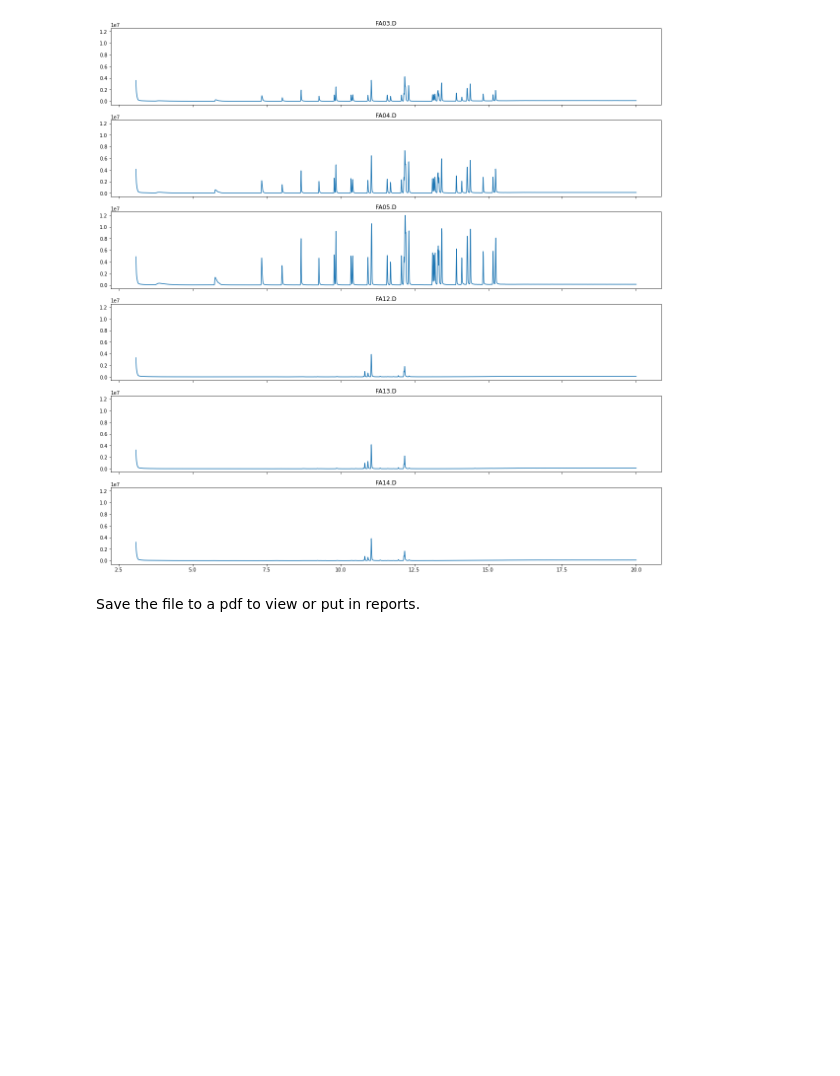
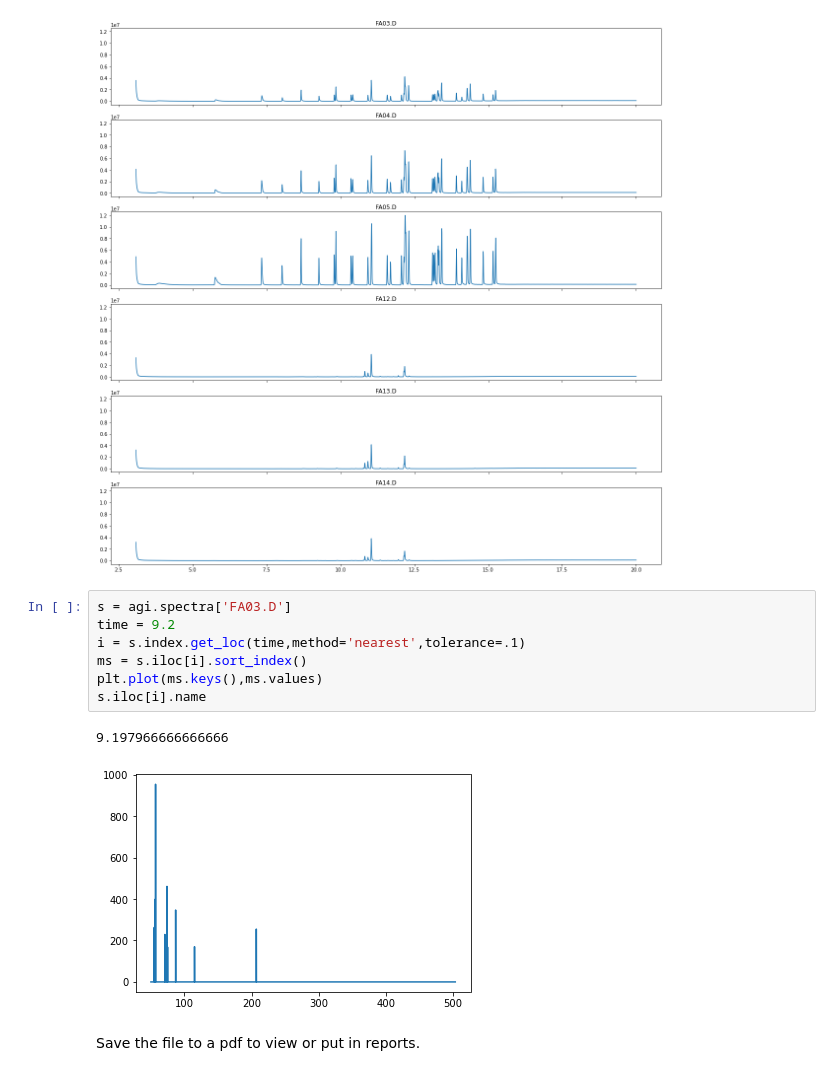
Before and after one commit to audere-labs/pyvalence-on-rails, a Jupyter notebook: notebooks/reporting.ipynb, the cells around one changed output. Saved outputs shown, nothing was run; the diff lists cells and outputs as text; blank space fills up the shorter version.

```diff
--- a/notebooks/reporting.ipynb
+++ b/notebooks/reporting.ipynb
@@ -39,6 +48,16 @@ def plot_chroms(chroms):
 chromatogramplot = plot_chroms(chroms)
 # %% [output]
 [figure]
+# %%
+s = agi.spectra['FA03.D']
+time = 9.2
+i = s.index.get_loc(time,method='nearest',tolerance=.1)
+ms = s.iloc[i].sort_index()
+plt.plot(ms.keys(),ms.values)
+s.iloc[i].name
+# %% [output]
+9.197966666666666
+[figure, added]
 # %% [markdown]
 Save the file to a pdf to view or put in reports.
 # %%
```
Also changed, not shown: parts of 28 cells of this notebook, 2 other files.
